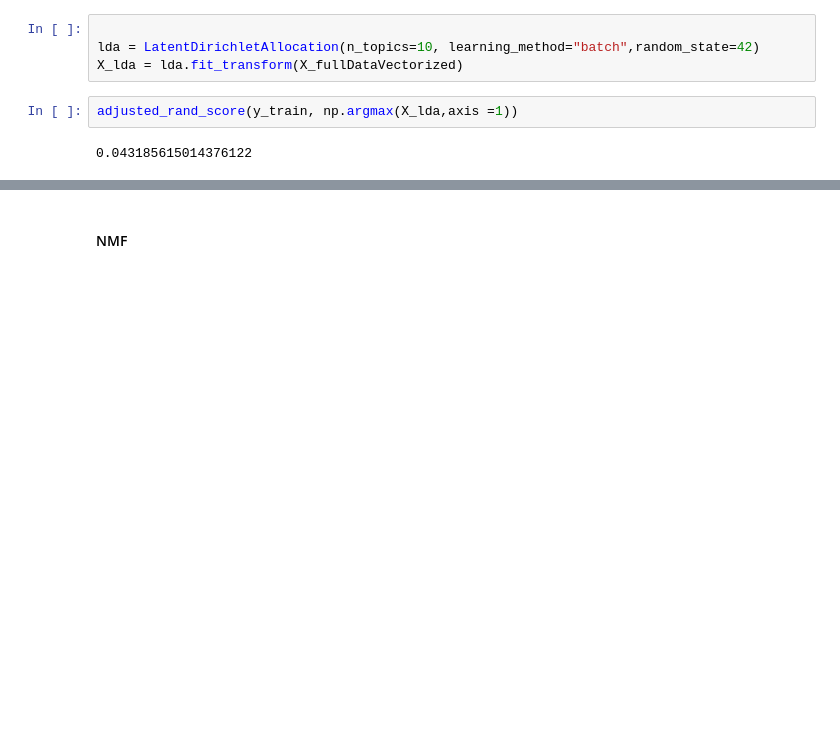
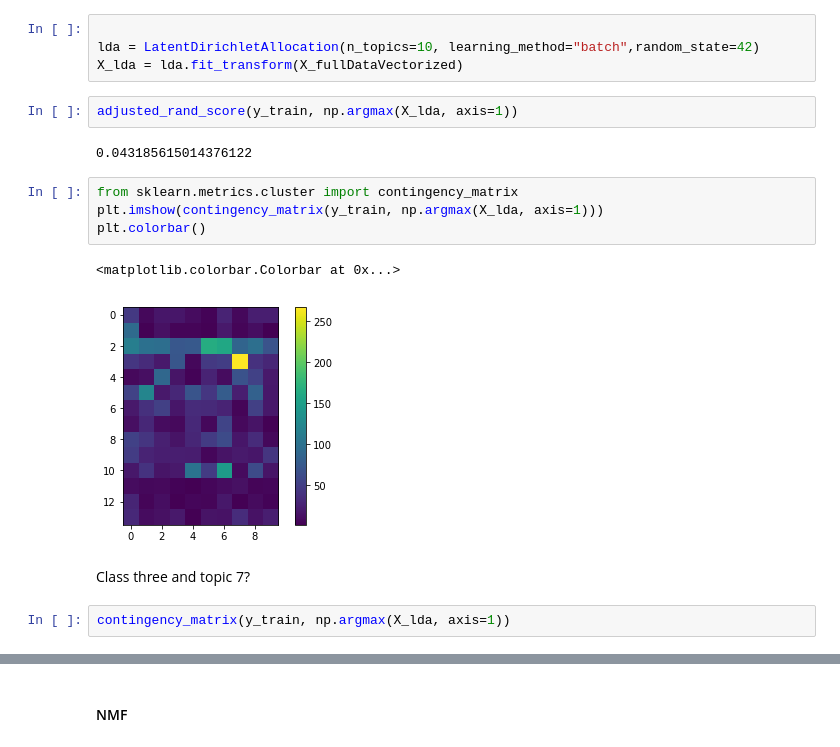
Before and after one commit to amueller/applied_ml_spring_2017, a Jupyter notebook: homeworks/homework4/hw_solution.ipynb, the cells around one changed output, grey strips where cells are left out. Drawn from its saved outputs; the diff is of its cells as text; blank space fills up the shorter version.

```diff
--- a/homeworks/homework4/hw_solution.ipynb
+++ b/homeworks/homework4/hw_solution.ipynb
@@ -428,9 +428,20 @@ X_fullDataVectorized = clusterVectorizer.transform(X_train)
 lda = LatentDirichletAllocation(n_topics=10, learning_method="batch",random_state=42)
 X_lda = lda.fit_transform(X_fullDataVectorized)
 # %%
-adjusted_rand_score(y_train, np.argmax(X_lda,axis =1))
+adjusted_rand_score(y_train, np.argmax(X_lda, axis=1))
 # %% [output]
 0.043185615014376122
+# %%
+from sklearn.metrics.cluster import contingency_matrix
+plt.imshow(contingency_matrix(y_train, np.argmax(X_lda, axis=1)))
+plt.colorbar()
+# %% [output]
+<matplotlib.colorbar.Colorbar at 0x...>
+[figure, added]
+# %% [markdown]
+Class three and topic 7?
+# %%
+contingency_matrix(y_train, np.argmax(X_lda, axis=1))
 # %%
 feature_names = np.array(clusterVectorizer.get_feature_names())
 n_components = 10
```
Also changed, not shown: parts of 13 cells of this notebook, 1 other file.
